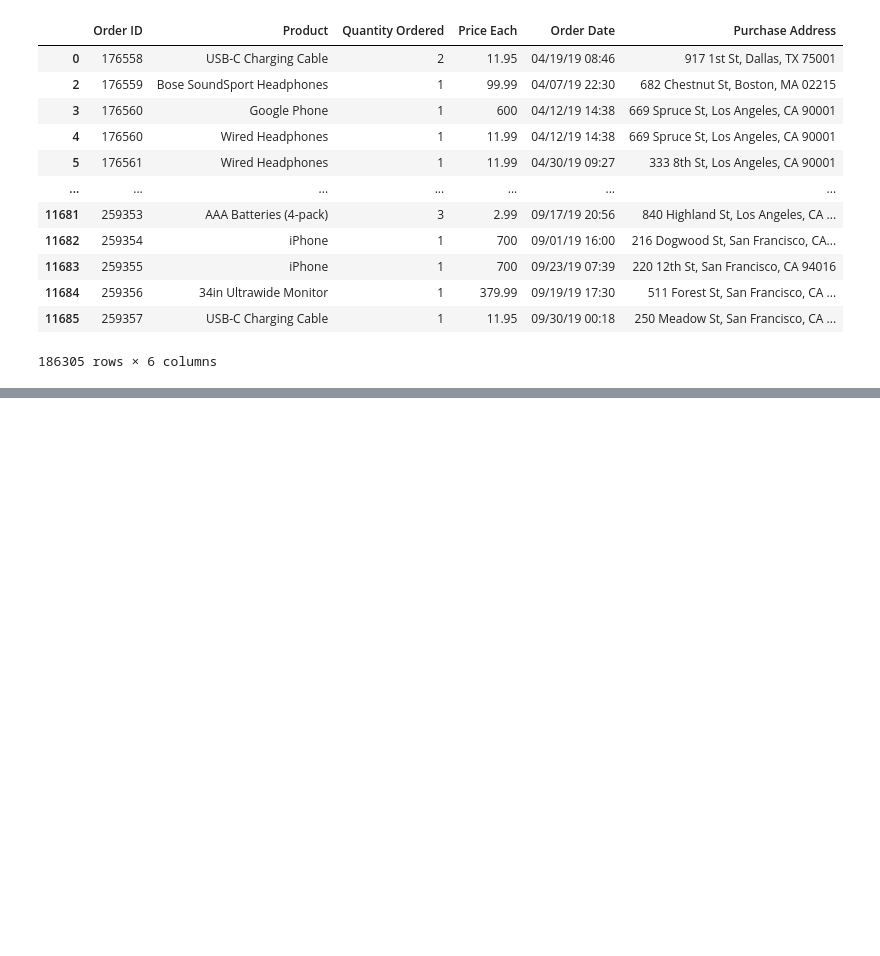
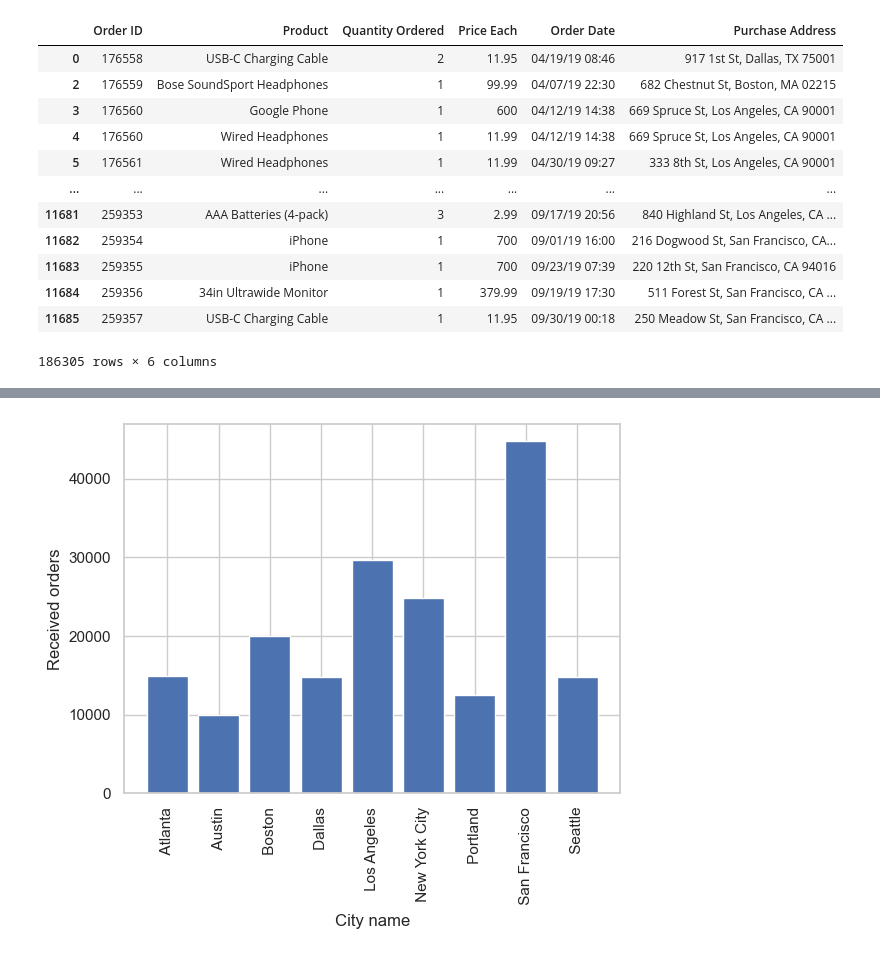
Before and after one commit to Augustin224/traitrement_de_donnee, a Jupyter notebook: main.ipynb, the cells around one changed output, grey strips where cells are left out. Cells and saved outputs as stored; diff of their text form; code cells hidden in the pictures; blank space fills up the shorter version.

```diff
--- a/main.ipynb
+++ b/main.ipynb
@@ -155,0 +285,6 @@ all_data
+# %%
+# ici on va extraire la ville en faisant le splt par rapport à la virgule
+def city(x):
+    return x.split(',')[1]
+all_data['city']=all_data['Purchase Address'].apply(city)
+all_data.head(5)
@@ -155,0 +313,10 @@ all_data
+# %%
+# Pour que ça soit clair on va utiliser la visualisation
+months = range(1,13)
+plt.bar(all_data.groupby('city')['city'].count().index, all_data.groupby('city')['city'].count())
+plt.xticks(rotation='vertical')
+plt.ylabel('Received orders')
+plt.xlabel('City name')
+plt.show()
+# %% [output]
+[figure, added]
```
Also changed, not shown: parts of 17 cells of this notebook.
